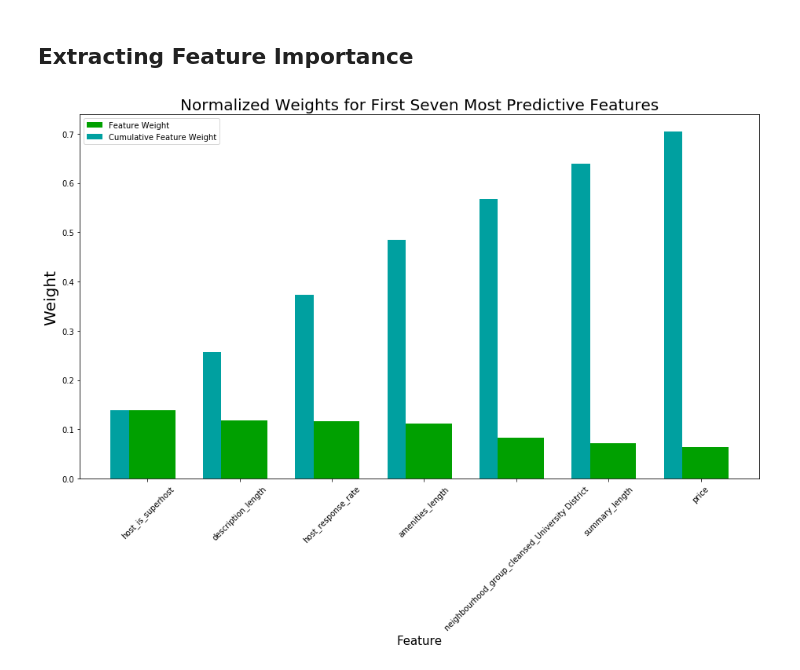
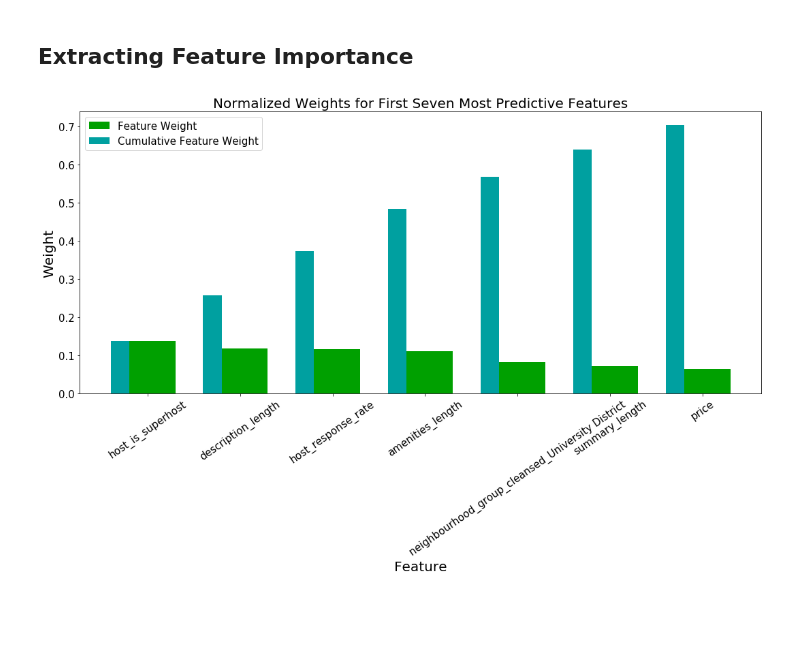
Before and after one commit to Jaouadeddadsi/Seattle-Airbnb-Open-Data, a Jupyter notebook: generate_higher_ratings.ipynb, the cells around one changed output. Cells and saved outputs as stored; diff of their text form; code cells hidden in the pictures; blank space fills up the shorter version.

```diff
--- a/generate_higher_ratings.ipynb
+++ b/generate_higher_ratings.ipynb
@@ -537,23 +514,24 @@ importances = model.feature_importances_
 # %%
  # Display the seven most important features
 indices = np.argsort(importances)[::-1]
 columns = X_train.columns.values[indices[:7]]
 values = importances[indices][:7]
-
 # Creat the plot
-fig = plt.figure(figsize = (13,10))
+fig = plt.figure(figsize=(15, 10))
+ax = fig.add_subplot(1, 1, 1, aspect='auto')
 plt.title("Normalized Weights for First Seven Most Predictive Features", fontsize = 20)
 plt.bar(np.arange(7), values, width = 0.6, align="center", color = '#00A000', \
           label = "Feature Weight")
 plt.bar(np.arange(7) - 0.3, np.cumsum(values), width = 0.2, align = "center", color = '#00A0A0', \
           label = "Cumulative Feature Weight")
-plt.xticks(np.arange(7), columns, rotation=45, fontsize = 10)
-
-plt.ylabel("Weight", fontsize = 20)
-plt.xlabel("Feature", fontsize = 15)
-
-plt.legend(fontsize = 10)
+plt.xticks(np.arange(7), columns, rotation=45, fontsize = 15)
+ax.set_xlabel('Feature', weight='normal', size=20)
+ax.set_ylabel('Weight', weight='normal', size=20)
+# Set tick label properties
+ax.tick_params('x', labelsize=15, rotation=35)
+ax.tick_params('y', labelsize=15)
+plt.legend(fontsize = 15)
 plt.tight_layout()
 plt.show()
 # %% [output]
-[figure, old version]
+[figure, new version]
```
Also changed, not shown: parts of 5 cells of this notebook, 3 other files.
